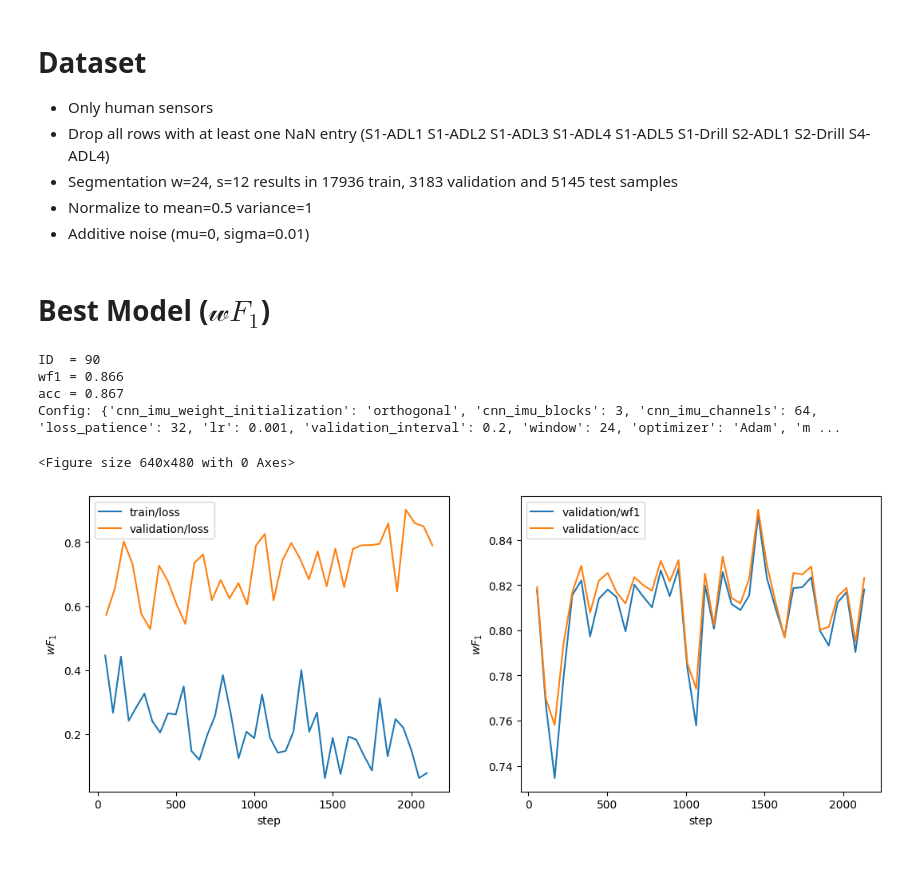
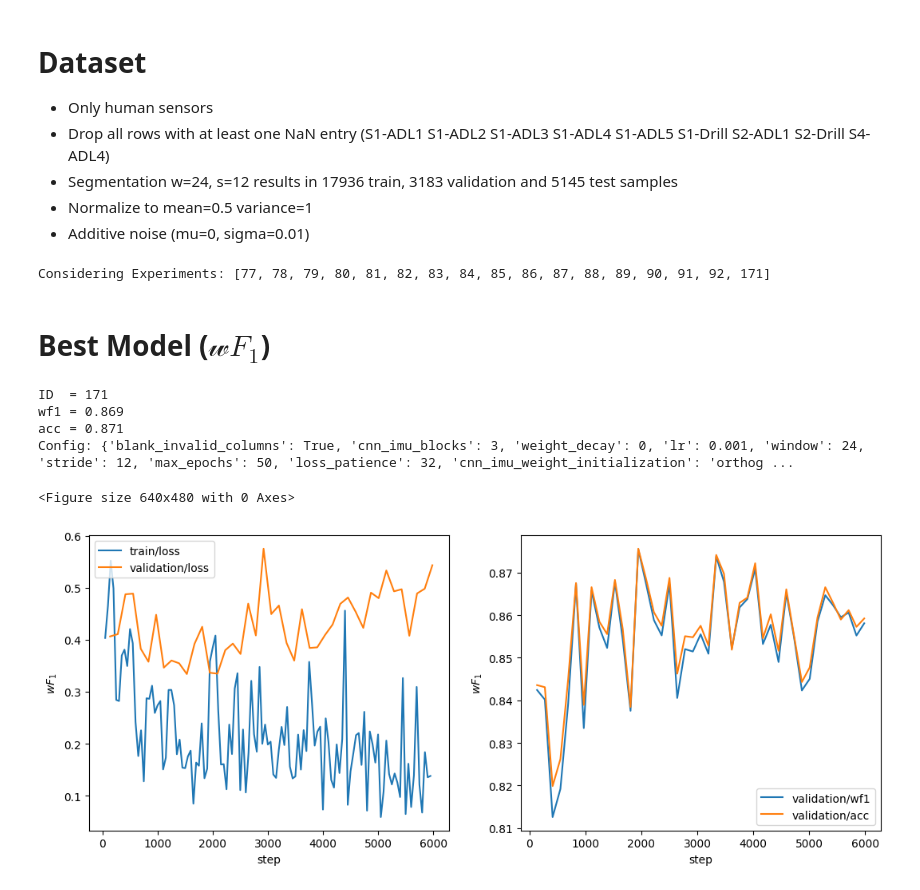
Before and after one commit to jroeger23/bachelor_thesis_code, a Jupyter notebook: eval_notebooks/cnn-imu_opportunity-locomotion_eval.ipynb, the cells around one changed output. Drawn from its saved outputs; the diff is of its cells as text; code cells hidden in the pictures; blank space fills up the shorter version.

```diff
--- a/eval_notebooks/cnn-imu_opportunity-locomotion_eval.ipynb
+++ b/eval_notebooks/cnn-imu_opportunity-locomotion_eval.ipynb
@@ -12,33 +12,42 @@ from common.helper.config import parseMongoConfig
 import pandas as pd
 import numpy as np
 loader = incense.ExperimentLoader(**parseMongoConfig('../config.ini', adapt='IncenseExperimentLoader'))
+query = {
+  '$and': [
+    { 'experiment.name': 'CNN-IMU_Opportunity-Locomotion' },
+    { 'status' : 'COMPLETED'},
+  ]
+}
+experiments = loader.find(query)
+print(f'Considering Experiments: {[e.to_dict()["_id"] for e in experiments]}')
+# %% [output]
+Considering Experiments: [77, 78, 79, 80, 81, 82, 83, 84, 85, 86, 87, 88, 89, 90, 91, 92, 171]
 # %% [markdown]
 # Best Model ($\mathcal{w}F_1$)
 # %%
-experiments = loader.find_by_name('CNN-IMU_Opportunity-Locomotion')
 best_wf1 = max(experiments, key=lambda e: e.metrics['test/wf1'].values.max())
 
 selection_ix = best_wf1.metrics['test/wf1'].argmax()
 print(f'ID  = {best_wf1.to_dict()["_id"]}')
 print(f'wf1 = {best_wf1.metrics["test/wf1"].values[selection_ix]:.03f}')
 print(f'acc = {best_wf1.metrics["test/acc"].values[selection_ix]:.03f}')
 print(f'Config: {best_wf1.to_dict()["config"]}')
 
 plt.figure()
 fig, ax = plt.subplots(1,2)
 fig.set_figwidth(fig.get_figwidth()*2)
 best_wf1.metrics['train/loss'].plot(ax=ax[0])
 best_wf1.metrics['validation/loss'].plot(ax=ax[0])
 best_wf1.metrics['validation/wf1'].plot(ax=ax[1])
 best_wf1.metrics['validation/acc'].plot(ax=ax[1])
 for a in ax:
   a.legend()
   a.set_ylabel('$wF_1$')
 _ = fig.show()
 # %% [output]
-ID  = 90
-wf1 = 0.866
-acc = 0.867
-Config: {'cnn_imu_weight_initialization': 'orthogonal', 'cnn_imu_blocks': 3, 'cnn_imu_channels': 64, 'loss_patience': 32, 'lr': 0.001, 'validation_interval': 0.2, 'window': 24, 'optimizer': 'Adam', 'm ...
+ID  = 171
+wf1 = 0.869
+acc = 0.871
+Config: {'blank_invalid_columns': True, 'cnn_imu_blocks': 3, 'weight_decay': 0, 'lr': 0.001, 'window': 24, 'stride': 12, 'max_epochs': 50, 'loss_patience': 32, 'cnn_imu_weight_initialization': 'orthog ...
 <Figure size 640x480 with 0 Axes>
-[figure, old version]
+[figure, new version]
```
